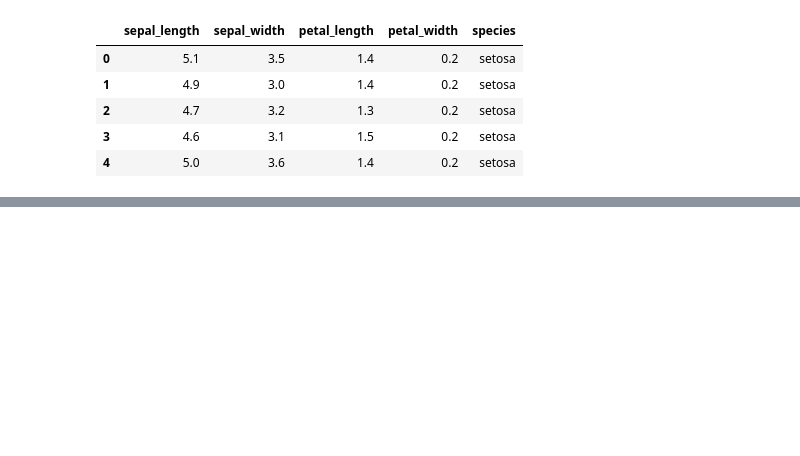
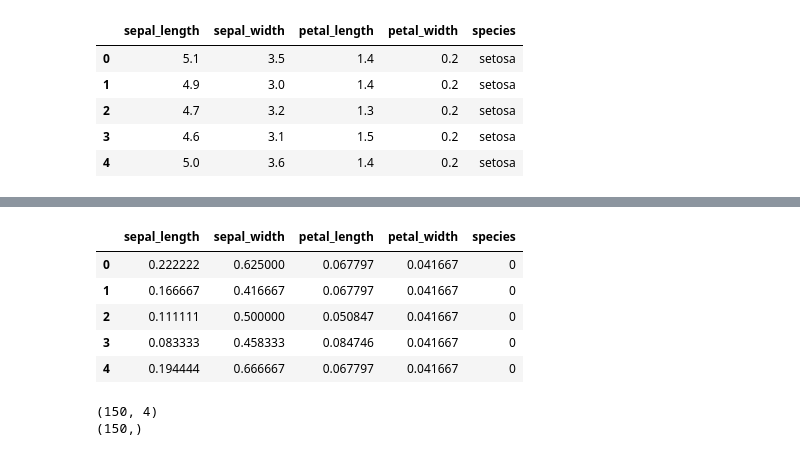
Before and after one commit to syedsajjadaskari/Deep-Learing, a Jupyter notebook: LabAssignment/Multi layer perceptron.ipynb, the cells around one changed output, grey strips where cells are left out. Drawn from its saved outputs; the diff is of its cells as text; code cells hidden in the pictures; blank space fills up the shorter version.

```diff
--- a/LabAssignment/Multi layer perceptron.ipynb
+++ b/LabAssignment/Multi layer perceptron.ipynb
@@ -172,0 +333,20 @@ IndexError: tuple index out of range
+# %%
+df.head()
+# %% [output]
+|  | sepal_length | sepal_width | petal_length | petal_width | species |
+| 0 | 0.222222 | 0.625000 | 0.067797 | 0.041667 | 0 |
+| 1 | 0.166667 | 0.416667 | 0.067797 | 0.041667 | 0 |
+| 2 | 0.111111 | 0.500000 | 0.050847 | 0.041667 | 0 |
+| 3 | 0.083333 | 0.458333 | 0.084746 | 0.041667 | 0 |
+| 4 | 0.194444 | 0.666667 | 0.067797 | 0.041667 | 0 |
+# %%
+columns = df.columns.drop('species')
+X = df[columns]
+
+y = df.species
+
+print(X.shape)
+print(y.shape)
+# %% [output]
+(150, 4)
+(150,)
```
Also changed, not shown: parts of 19 cells of this notebook.
